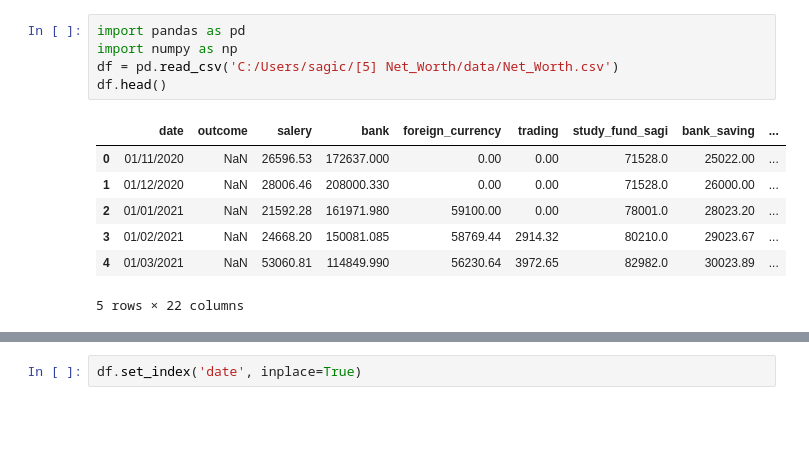
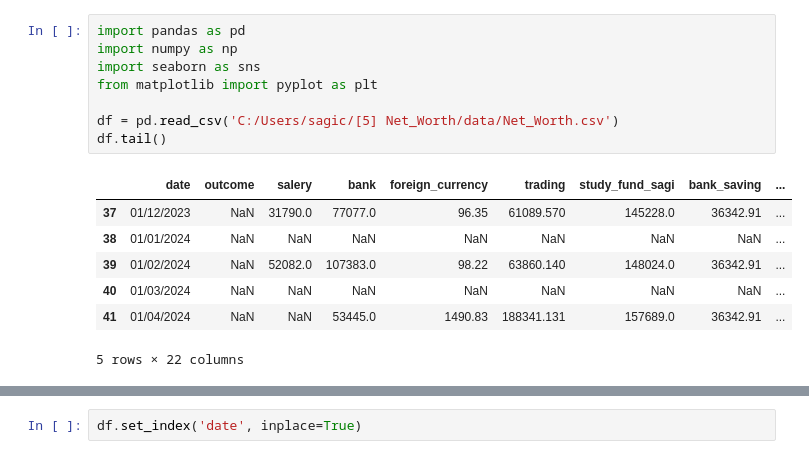
Before and after one commit to sagi778/data_explorer, a Jupyter notebook: research_file.ipynb, the cells around one changed output, grey strips where cells are left out. Cells and saved outputs as stored; diff of their text form; blank space fills up the shorter version.

```diff
--- a/research_file.ipynb
+++ b/research_file.ipynb
@@ -1,13 +1,16 @@
 # %%
 import pandas as pd
 import numpy as np
+import seaborn as sns
+from matplotlib import pyplot as plt
+
 df = pd.read_csv('C:/Users/sagic/[5] Net_Worth/data/Net_Worth.csv')
-df.head()
+df.tail()
 # %% [output]
 |  | date | outcome | salery | bank | foreign_currency | trading | study_fund_sagi | bank_saving | ... |
-| 0 | 01/11/2020 | NaN | 26596.53 | 172637.000 | 0.00 | 0.00 | 71528.0 | 25022.00 | ... |
-| 1 | 01/12/2020 | NaN | 28006.46 | 208000.330 | 0.00 | 0.00 | 71528.0 | 26000.00 | ... |
-| 2 | 01/01/2021 | NaN | 21592.28 | 161971.980 | 59100.00 | 0.00 | 78001.0 | 28023.20 | ... |
-| 3 | 01/02/2021 | NaN | 24668.20 | 150081.085 | 58769.44 | 2914.32 | 80210.0 | 29023.67 | ... |
-| 4 | 01/03/2021 | NaN | 53060.81 | 114849.990 | 56230.64 | 3972.65 | 82982.0 | 30023.89 | ... |
+| 37 | 01/12/2023 | NaN | 31790.0 | 77077.0 | 96.35 | 61089.570 | 145228.0 | 36342.91 | ... |
+| 38 | 01/01/2024 | NaN | NaN | NaN | NaN | NaN | NaN | NaN | ... |
+| 39 | 01/02/2024 | NaN | 52082.0 | 107383.0 | 98.22 | 63860.140 | 148024.0 | 36342.91 | ... |
+| 40 | 01/03/2024 | NaN | NaN | NaN | NaN | NaN | NaN | NaN | ... |
+| 41 | 01/04/2024 | NaN | NaN | 53445.0 | 1490.83 | 188341.131 | 157689.0 | 36342.91 | ... |
 5 rows × 22 columns
```
Also changed, not shown: parts of 9 cells of this notebook, 3 other files.
